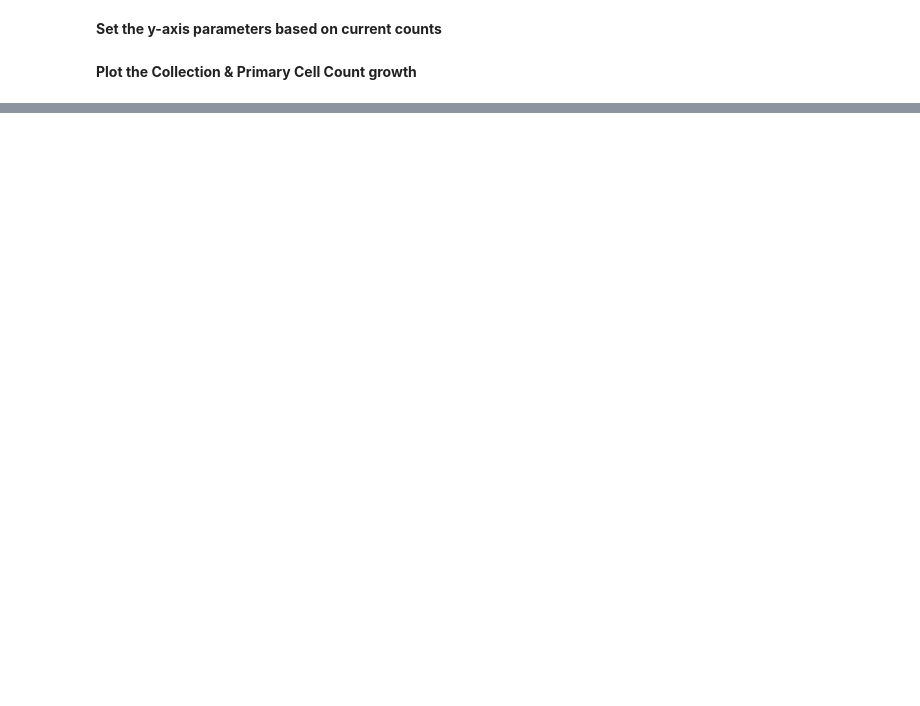
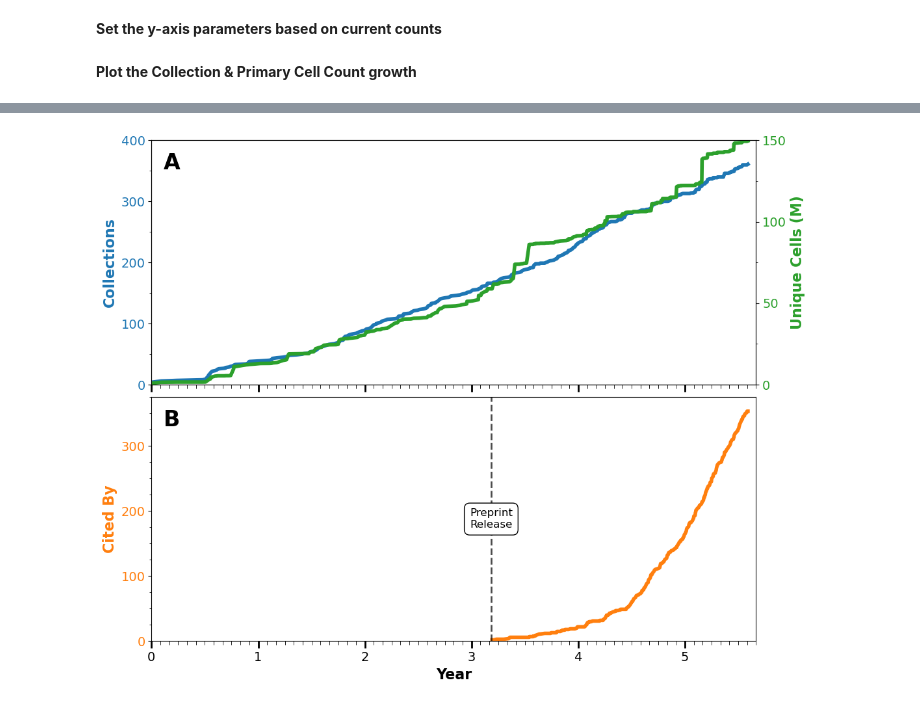
Before and after one commit to Lattice-Data/lattice-tools, a Jupyter notebook: cellxgene_resources/collab_submissions_pub/Figure1_corpus_growth.ipynb, the cells around one changed output, grey strips where cells are left out. Cells and saved outputs as stored; diff of their text form; code cells hidden in the pictures; blank space fills up the shorter version.

```diff
--- a/cellxgene_resources/collab_submissions_pub/Figure1_corpus_growth.ipynb
+++ b/cellxgene_resources/collab_submissions_pub/Figure1_corpus_growth.ipynb
@@ -122,6 +114,6 @@ print(result['cumsum_cited_by'].max(), 'Cited Bys')
 # %%
 coll_max, coll_del_mj, coll_del_mi = 400, 100, 50
 cell_max, cell_del_mj, cell_del_mi = 150, 50, 25
-cite_max, cite_del_mj, cite_del_mi = 200, 100, 25
+cite_max, cite_del_mj, cite_del_mi = 375, 100, 25
 # %% [markdown]
 **Plot the Collection & Primary Cell Count growth**
@@ -180,0 +120,70 @@ plt.show()
+# %%
+fig, (ax1, ax3) = plt.subplots(2, 1, figsize=(12, 10),
+                                gridspec_kw={'height_ratios': [1, 1], 'hspace': 0.05},
+                                sharex=True)
+
+# A: x-axis
+yr_max = np.ceil(result['yr_published'].max() * 12) / 12
+yr_del_mj, yr_del_mi = 1, 1/12
+ax1.set_xlim(0, yr_max)
+ax1.set_xticks(np.arange(0, yr_max, yr_del_mj), minor=False)
+ax1.set_xticks(np.arange(0, yr_max, yr_del_mi), minor=True)
+ax1.tick_params(axis='x', which='major', labelsize=14, labelbottom=False, length=8, width=2)
+ax1.tick_params(axis='x', which='minor', length=4)
+
+# A: left y-axis (collections)
+color1 = 'tab:blue'
+ax1.set_ylabel('Collections', color=color1, fontsize=16, fontweight='bold')
+ax1.set_ylim(0, coll_max)
+ax1.set_yticks(np.arange(0, coll_max + 0.1, coll_del_mj), minor=False)
+ax1.set_yticks(np.arange(0, coll_max + 0.1, coll_del_mi), minor=True)
+ax1.plot(result['yr_published'], result['cumsum_collections'],
+         color=color1, linewidth=4)
+ax1.tick_params(axis='y', labelcolor=color1, labelsize=14)
+
+# A: right y-axis (cells)
+ax2 = ax1.twinx()
+color2 = 'tab:green'
+ax2.set_ylabel('Unique Cells (M)', color=color2, fontsize=16, fontweight='bold')
+ax2.set_ylim(0, cell_max)
+ax2.set_yticks(np.arange(0, cell_max + 0.1, cell_del_mj), minor=False)
+ax2.set_yticks(np.arange(0, cell_max + 0.1, cell_del_mi), minor=True)
+ax2.plot(result['yr_published'], result['cumsum_primary_cells'],
+         color=color2, linewidth=4)
+ax2.tick_params(axis='y', labelcolor=color2, labelsize=14)
+
+# B: x-axis
+ax3.set_xlabel('Year', fontsize=16, fontweight='bold')
+ax3.tick_params(axis='x', which='major', labelsize=14, length=8, width=2)
+ax3.tick_params(axis='x', which='minor', length=4)
+
+# B: left y-axis (cited by)
+preprint_pub = date(2023, 11, 2)
+cited_by_filtered = result[result['earliest_date'] >= preprint_pub]
+preprint_yr = (preprint_pub - min_date).days / 365.25
+
+color3 = 'tab:orange'
+ax3.set_ylabel('Cited By', color=color3, fontsize=16, fontweight='bold')
+ax3.set_ylim(0, cite_max)
+ax3.set_yticks(np.arange(0, cite_max + 0.1, cite_del_mj), minor=False)
+ax3.set_yticks(np.arange(0, cite_max + 0.1, cite_del_mi), minor=True)
+ax3.plot(cited_by_filtered['yr_published'], cited_by_filtered['cumsum_cited_by'],
+         color=color3, linewidth=4)
+ax3.tick_params(axis='y', labelcolor=color3, labelsize=14)
+
+# B: vertical line for preprint release date
+ax3.axvline(x=preprint_yr, color='black', linestyle='--', linewidth=2, alpha=0.7)
+ax3.text(preprint_yr, cite_max * 0.5, 'Preprint\nRelease',
+         ha='center', va='center', fontsize=12, color='black',
+         bbox=dict(boxstyle='round,pad=0.5', facecolor='white', edgecolor='black', alpha=1))
+
+# Add labels A and B
+ax1.text(0.02, 0.95, 'A', transform=ax1.transAxes,
+         fontsize=24, fontweight='bold', va='top', ha='left')
+ax3.text(0.02, 0.95, 'B', transform=ax3.transAxes,
+         fontsize=24, fontweight='bold', va='top', ha='left')
+
+plt.savefig('cxg_growth.png', dpi=300, bbox_inches='tight')
+plt.show()
+# %% [output]
+[figure, added]
```
Also changed, not shown: parts of 6 cells of this notebook.
